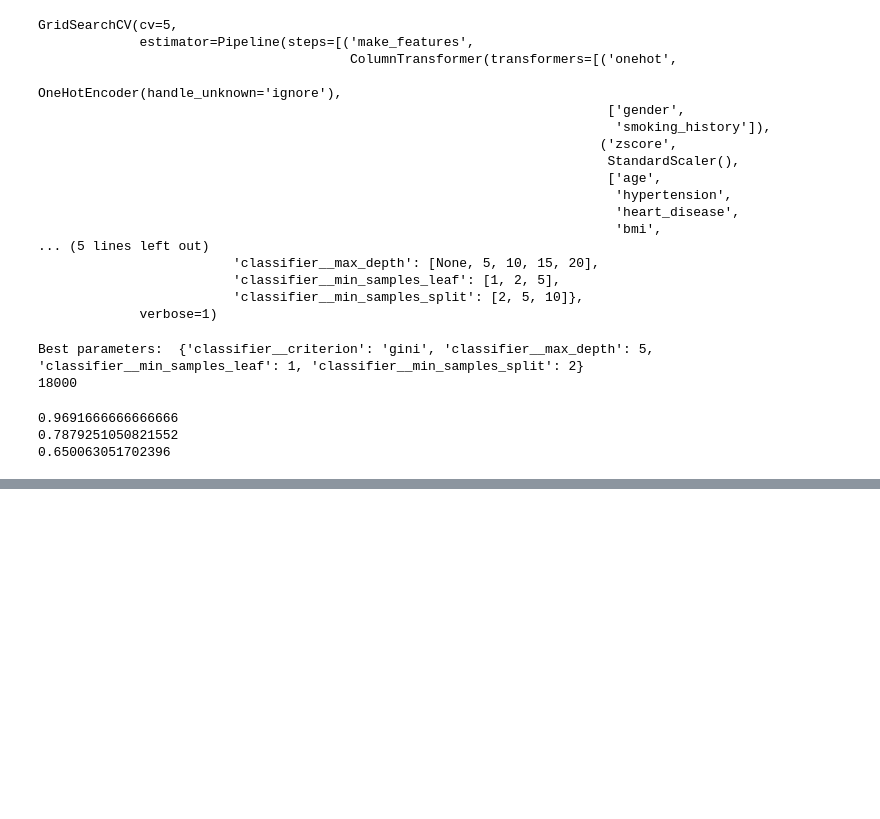
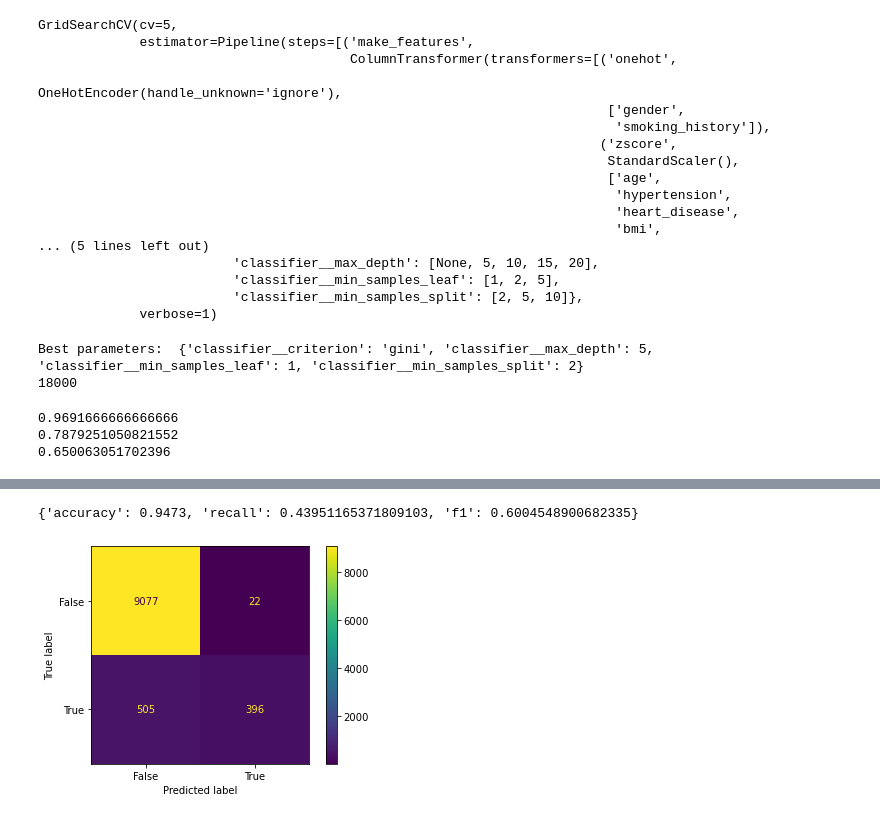
Before and after one commit to COGS118A/Group038-SP23, a Jupyter notebook: model.ipynb, the cells around one changed output, grey strips where cells are left out. Drawn from its saved outputs; the diff is of its cells as text; code cells hidden in the pictures; blank space fills up the shorter version.

```diff
--- a/model.ipynb
+++ b/model.ipynb
@@ -205,3 +207,33 @@ print(recall_score(y_valid_DT,y_pred))
 0.9691666666666666
 0.7879251050821552
 0.650063051702396
+# %%
+pipe_boost = Pipeline([
+    ('make_futures', preprocessor),
+    ('boost', GradientBoostingClassifier())
+])
+
+search_space_boost = {
+        "boost__loss":["deviance"],
+        "boost__learning_rate": [0.0001, 0.001, 0.01, 0.1],
+        "boost__min_samples_split": np.linspace(0.1, 0.5, 6),
+        "boost__min_samples_leaf": np.linspace(0.1, 0.5, 6),
+        "boost__max_depth":[3,6,9],
+        "boost__max_features":["log2","sqrt"],
+        "boost__n_estimators":[10]
+    }
+
+best_model_boost = GridSearchCV(pipe_boost, search_space_boost, cv=5, verbose=1)
+
+train_data = pd.merge(left=X_train, right=y_train, left_index=True, right_index=True)
+down_sampled = pd.concat([train_data[train_data['diabetes'] == 1].sample(n=3000, random_state=38), train_data[train_data['diabetes'] == 0].sample(n=7000, random_state=38)]).sample(frac=1, random_state=38)
+
+y_train_down_sampled = down_sampled['diabetes']
+X_train_down_sampled = down_sampled.drop(columns=['diabetes'])
+
+X_train_1000 = X_train_down_sampled[:1000]
+y_train_1000 = y_train_down_sampled[:1000]
+# %%
+%timeit best_model_boost.fit(X_train_1000, y_train_1000)
+y_pred = best_model_boost.predict(X_test)
+df_boost = pd.DataFrame({'label': y_test, 'predict_1000':y_pred})
@@ -207,0 +250,3 @@ print(recall_score(y_valid_DT,y_pred))
+# %%
+best_param_boost = best_model_boost.best_params_
+best_param_boost
@@ -207,0 +261,14 @@ print(recall_score(y_valid_DT,y_pred))
+# %%
+model_boost_best = pipe_boost.set_params(**best_param_boost)
+model_boost_best.fit(X_train_down_sampled, y_train_down_sampled)
+y_pred = model_boost_best.predict(X_test)
+df_boost['predict_10000'] = y_pred
+# %%
+report = {
+    'accuracy': accuracy_score(df_boost['label'], df_boost['predict_10000']),
+    'recall': recall_score(df_boost['label'], df_boost['predict_10000']),
+    'f1': f1_score(df_boost['label'], df_boost['predict_10000'])
+}
+report
+# %% [output]
+{'accuracy': 0.9473, 'recall': 0.43951165371809103, 'f1': 0.6004548900682335}
@@ -207,0 +277,5 @@ print(recall_score(y_valid_DT,y_pred))
+# %%
+cm = confusion_matrix(df_boost['label'], df_boost['predict_10000'])
+plt = ConfusionMatrixDisplay(cm, display_labels=['False', 'True']).plot()
+# %% [output]
+[figure, added]
```
Also changed, not shown: parts of 4 cells of this notebook, 3 other files.
